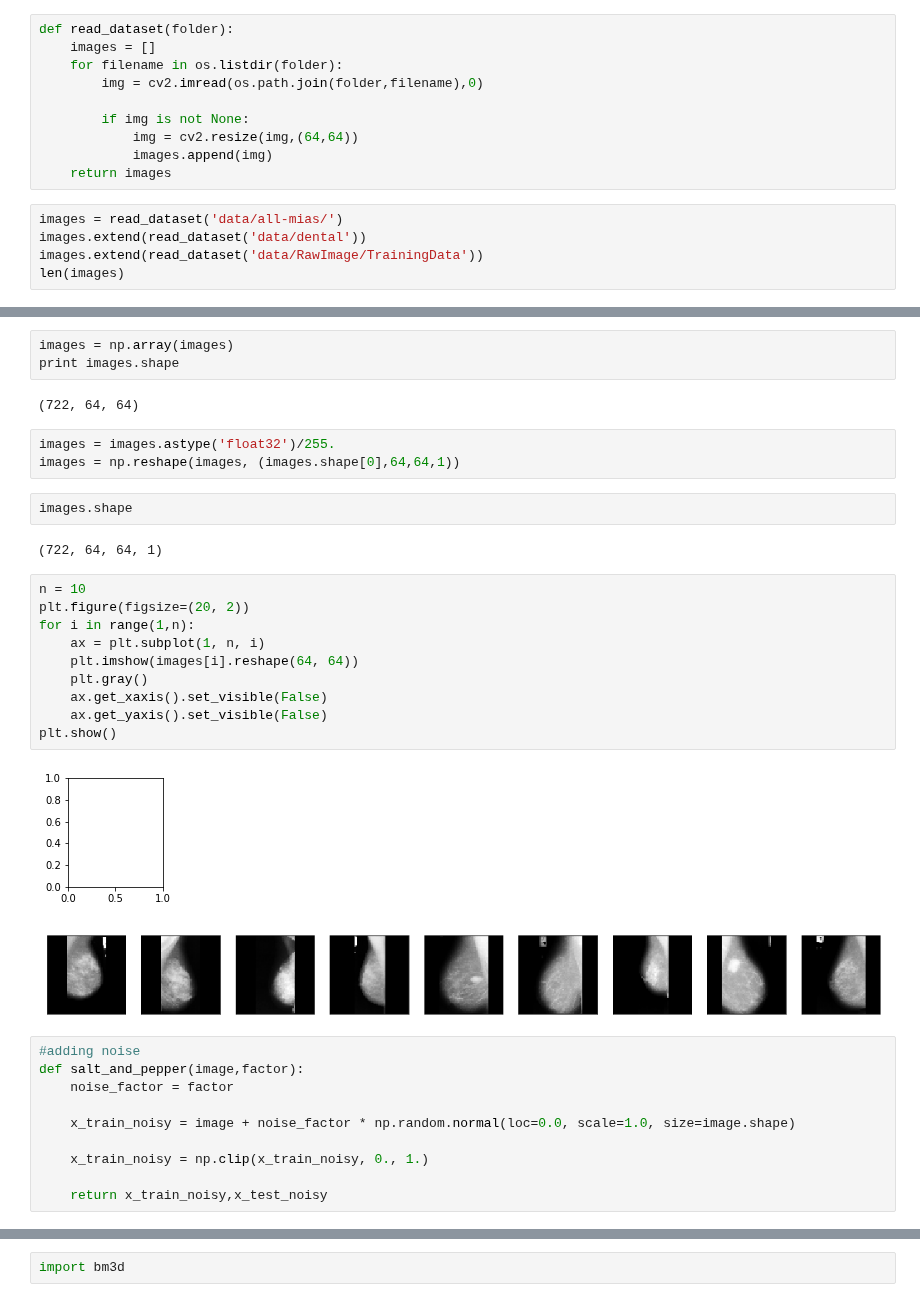
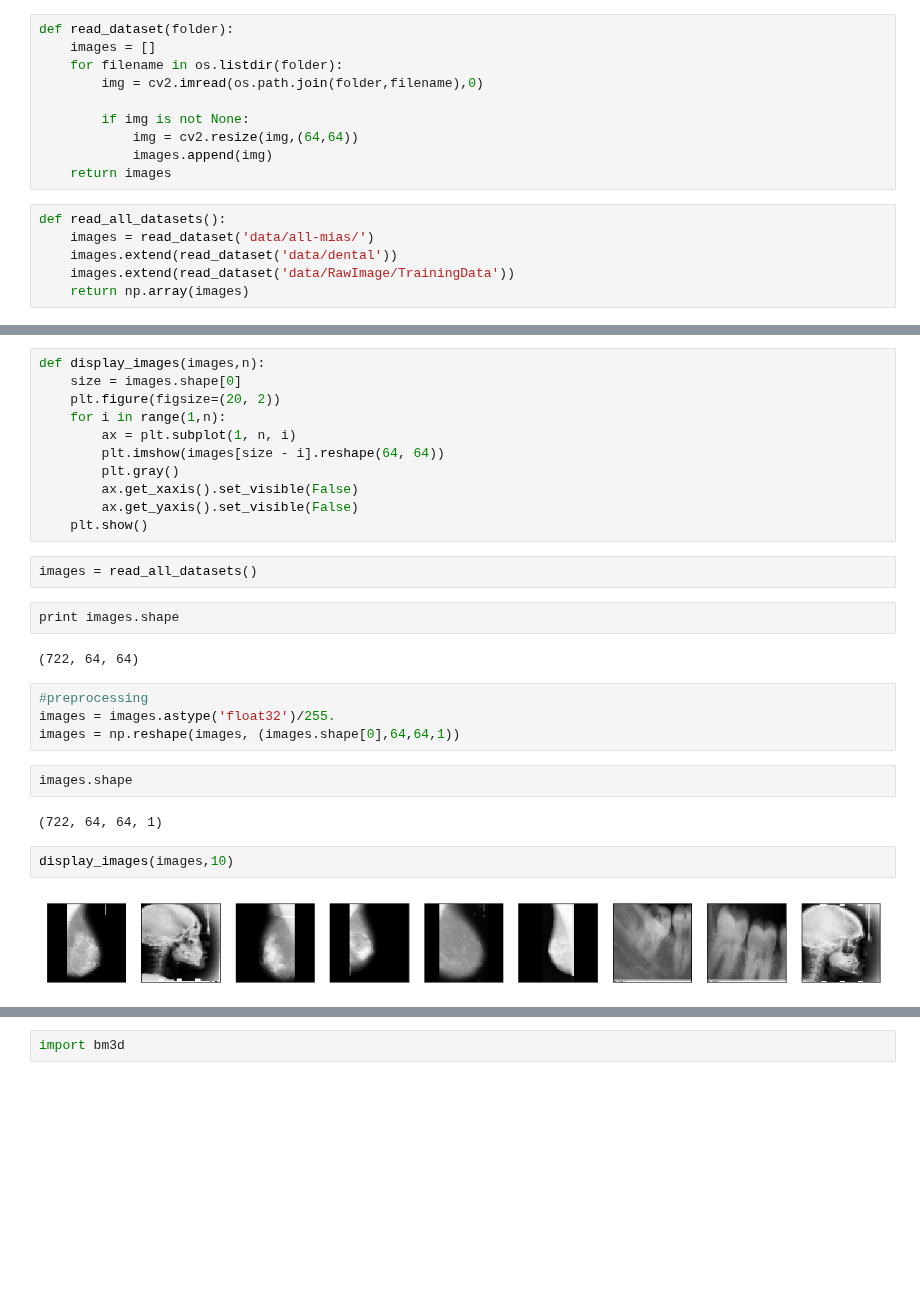
Before and after one commit to sandeepnmenon/Image-Denoising-with-Convolutional-Denoising-Autoencoders, a Jupyter notebook: mini-MIAS.ipynb, the cells around one changed output, grey strips where cells are left out. Drawn from its saved outputs; the diff is of its cells as text; blank space fills up the shorter version.

```diff
--- a/mini-MIAS.ipynb
+++ b/mini-MIAS.ipynb
@@ -17,7 +23,8 @@ def read_dataset(folder):
             images.append(img)
     return images
 # %%
-images = read_dataset('data/all-mias/')
-images.extend(read_dataset('data/dental'))
-images.extend(read_dataset('data/RawImage/TrainingData'))
-len(images)
+def read_all_datasets():
+    images = read_dataset('data/all-mias/')
+    images.extend(read_dataset('data/dental'))
+    images.extend(read_dataset('data/RawImage/TrainingData'))
+    return np.array(images)
@@ -30,36 +31,30 @@ len(images[0])
-# %%
-images = np.array(images)
-print images.shape
-# %% [output]
-(722, 64, 64)
+# %%
+def display_images(images,n):
+    size = images.shape[0]
+    plt.figure(figsize=(20, 2))
+    for i in range(1,n):
+        ax = plt.subplot(1, n, i)
+        plt.imshow(images[size - i].reshape(64, 64))
+        plt.gray()
+        ax.get_xaxis().set_visible(False)
+        ax.get_yaxis().set_visible(False)
+    plt.show()
+# %%
+images = read_all_datasets()
+# %%
+print images.shape
+# %% [output]
+(722, 64, 64)
 # %%
+#preprocessing
 images = images.astype('float32')/255.
 images = np.reshape(images, (images.shape[0],64,64,1))
 # %%
 images.shape
 # %% [output]
 (722, 64, 64, 1)
-# %%
-n = 10
-plt.figure(figsize=(20, 2))
-for i in range(1,n):
-    ax = plt.subplot(1, n, i)
-    plt.imshow(images[i].reshape(64, 64))
-    plt.gray()
-    ax.get_xaxis().set_visible(False)
-    ax.get_yaxis().set_visible(False)
-plt.show()
-# %% [output]
-[figure, removed]
-[figure, removed]
-# %%
-#adding noise
-def salt_and_pepper(image,factor):
-    noise_factor = factor
-
-    x_train_noisy = image + noise_factor * np.random.normal(loc=0.0, scale=1.0, size=image.shape)
-
-    x_train_noisy = np.clip(x_train_noisy, 0., 1.)
-
-    return x_train_noisy,x_test_noisy
+# %%
+display_images(images,10)
+# %% [output]
+[figure, added]
 # %%
```
Also changed, not shown: parts of 66 cells of this notebook, 1 other file.
